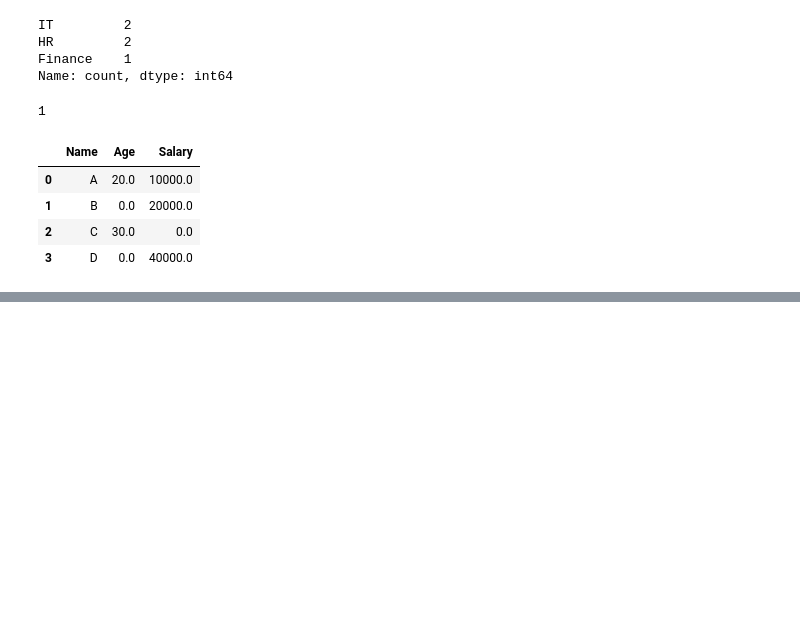
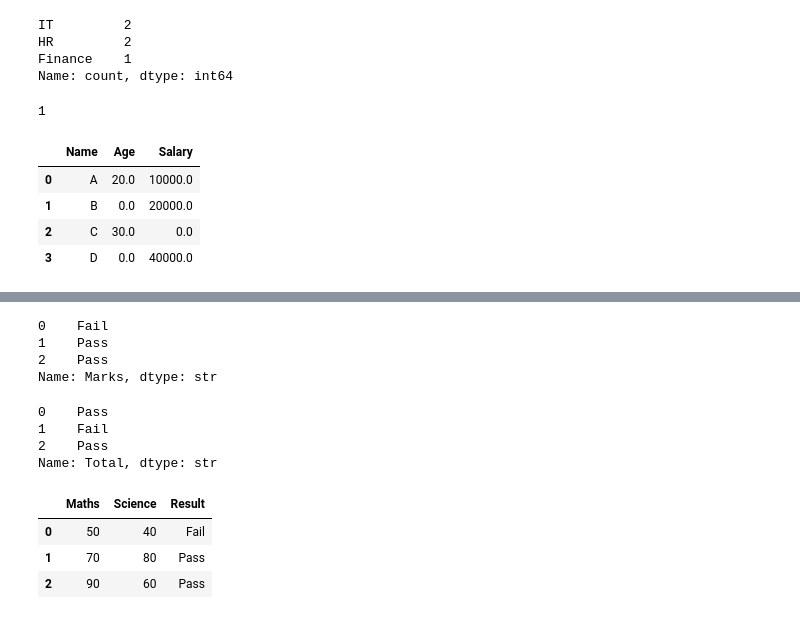
Before and after one commit to aryankumar08-python/python-, a Jupyter notebook: numpy.ipynb, the cells around one changed output, grey strips where cells are left out. Drawn from its saved outputs; the diff is of its cells as text; code cells hidden in the pictures; blank space fills up the shorter version.

```diff
--- a/numpy.ipynb
+++ b/numpy.ipynb
@@ -502,0 +654,52 @@ df.dropna() #removes null values
+# %%
+def grade(marks):
+    if marks>=50:
+        return 'Pass'
+    elif marks<50:
+        return 'Fail'
+df=pd.DataFrame({
+    'Marks':[40,60,85]
+})
+df['Marks'].apply(grade)
+# %% [output]
+0    Fail
+1    Pass
+2    Pass
+Name: Marks, dtype: str
+# %%
+def grade(marks):
+    if marks>=150:
+        return 'Pass'
+    elif marks<150:
+        return 'Fail'
+def total_marks(row):
+    return row['Maths']+row['Science']
+df=pd.DataFrame({
+    'Maths':[80,70,90],
+    'Science':[90,60,95]
+})
+df['Total']=df.apply(total_marks,axis=1) #axis 1 means that we are going row wise
+df['Total'].apply(grade)
+# %% [output]
+0    Pass
+1    Fail
+2    Pass
+Name: Total, dtype: str
+# %%
+import pandas as pd
+def result(row):
+    if row['Maths']+row['Science']>=130:
+        return 'Pass'
+    else:
+        return 'Fail'
+df=pd.DataFrame({
+    'Maths':[50,70,90],
+    'Science':[40,80,60]
+})
+df['Result']=df.apply(result,axis=1)
+df
+# %% [output]
+|  | Maths | Science | Result |
+| 0 | 50 | 40 | Fail |
+| 1 | 70 | 80 | Pass |
+| 2 | 90 | 60 | Pass |
```
Also changed, not shown: parts of 11 cells of this notebook, 1 other file.
